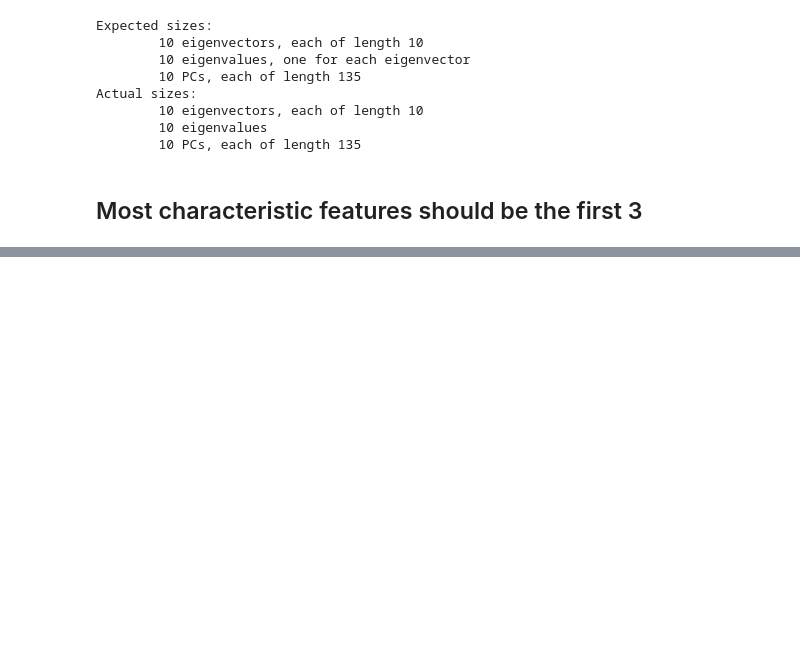
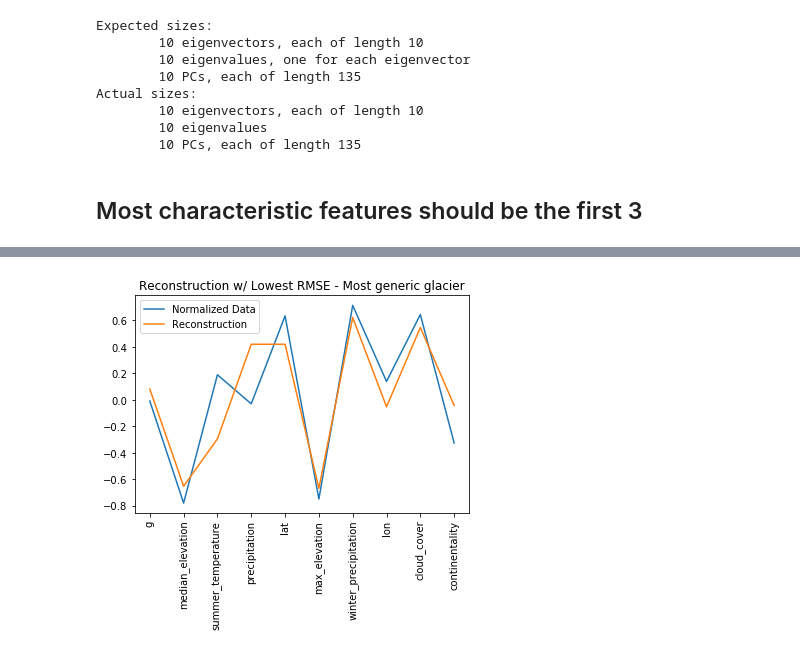
Before and after one commit to Pearl-Ayem/Geoscientific-Data-Science-and-Empirical-Modeling, a Jupyter notebook: Jan_30/Python/Glacier Mass Balance Pt.1.ipynb, the cells around one changed output, grey strips where cells are left out. Cells and saved outputs as stored; diff of their text form; code cells hidden in the pictures; blank space fills up the shorter version.

```diff
--- a/Jan_30/Python/Glacier Mass Balance Pt.1.ipynb
+++ b/Jan_30/Python/Glacier Mass Balance Pt.1.ipynb
@@ -190,0 +197,13 @@ plt.tight_layout()
+# %%
+numModes = n
+numObs = np.max(np.shape(data_norm))
+
+glacier_rec = np.empty_like(data_norm)
+glacier_mean = data_norm.mean(axis=1)
+
+
+for kk in range(numObs): #for each glacier
+    this_glacier_rec = np.zeros_like(data_norm.iloc[0,:])
+    for mode in range(numModes):
+        this_glacier_rec += eigvecs[mode,:]*PCs[kk,mode]
+    glacier_rec[kk,:] = this_glacier_rec
@@ -190,0 +214,18 @@ plt.tight_layout()
+# %%
+error = data_norm - glacier_rec
+RMSE = np.sqrt(np.sum(error**2,axis=1)/32/32)
+
+minRMSE = np.min(RMSE)
+ind_minRMSE = np.argmin(RMSE)
+
+RMSE_sort = np.sort(RMSE)
+RMSE_sort_inds = np.argsort(RMSE,axis=0)
+# %%
+plt.plot(data_norm.iloc[ind_minRMSE,:])
+plt.plot(glacier_rec[ind_minRMSE,:])
+plt.legend(['Normalized Data','Reconstruction'])
+plt.title('Reconstruction w/ Lowest RMSE - Most generic glacier')
+plt.xticks(rotation=90)
+plt.show()
+# %% [output]
+[figure, added]
```
Also changed, not shown: parts of 7 cells of this notebook.
